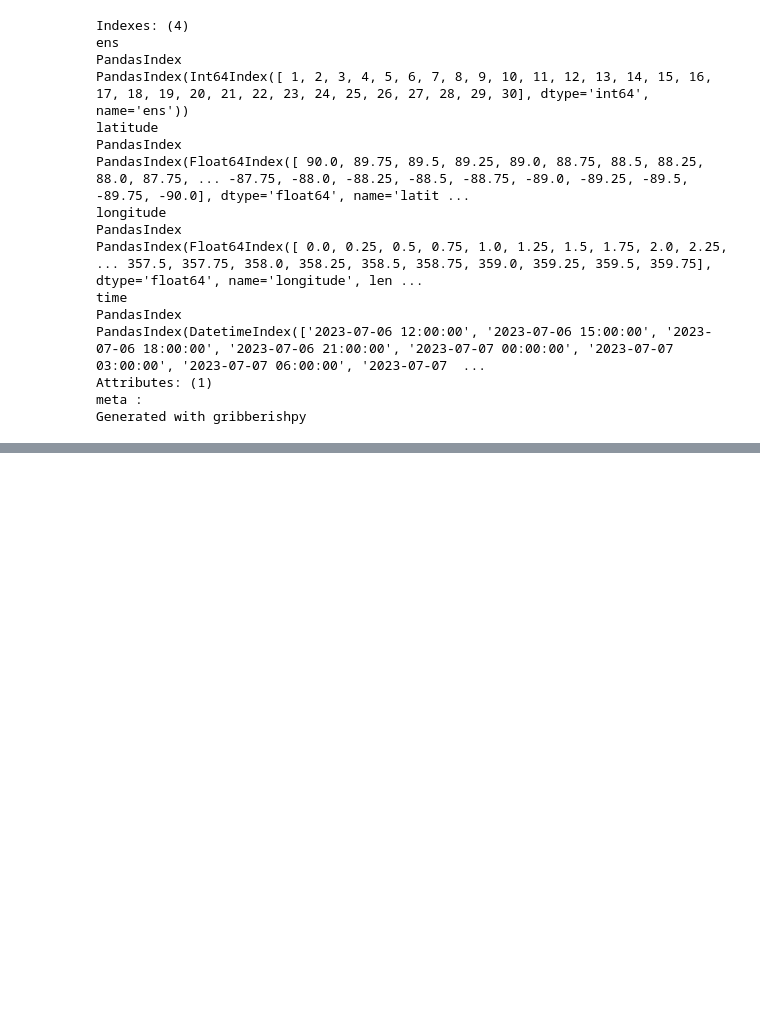
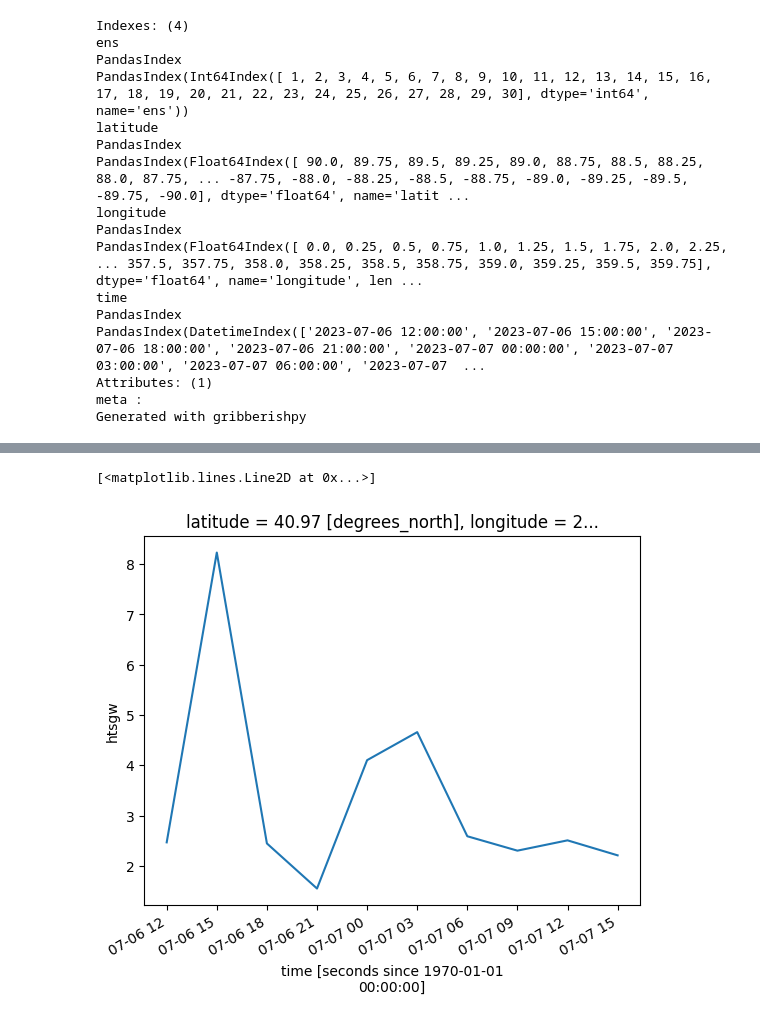
Before and after one commit to mpiannucci/gribberish, a Jupyter notebook: python/examples/gefs_async.ipynb, the cells around one changed output, grey strips where cells are left out. Drawn from its saved outputs; the diff is of its cells as text; code cells hidden in the pictures; blank space fills up the shorter version.

```diff
--- a/python/examples/gefs_async.ipynb
+++ b/python/examples/gefs_async.ipynb
@@ -50,0 +56,12 @@ client.shutdown()
+# %%
+ndbc_44097_latitude = 40.967
+ndbc_44097_longitude = 360 - 70.167
+
+ndbc_htsgw = ds.htsgw.interp(latitude=ndbc_44097_latitude, longitude=ndbc_44097_longitude, method='linear')
+ndbc_htsgw_max = ndbc_htsgw.max('ens', skipna=True)
+sel = ndbc_htsgw_max.isel(time=slice(0, 10))
+sel = await client.compute(sel)
+sel.plot()
+# %% [output]
+[<matplotlib.lines.Line2D at 0x...>]
+[figure, added]
```
Also changed, not shown: parts of 4 cells of this notebook.
